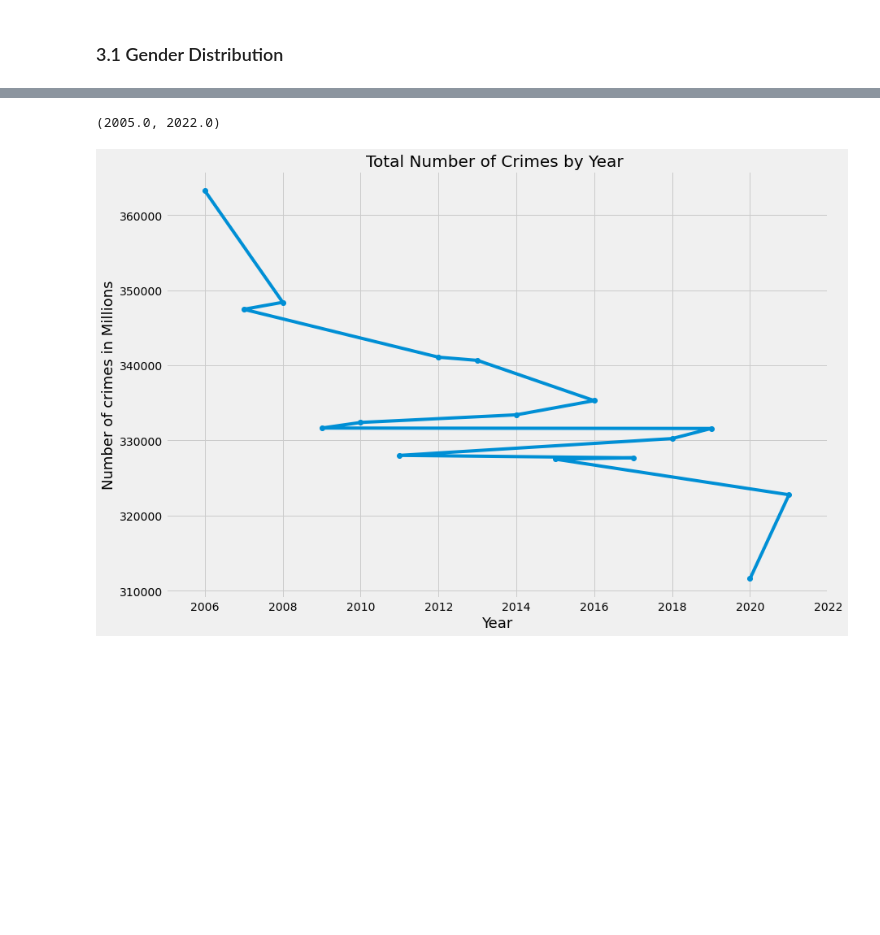
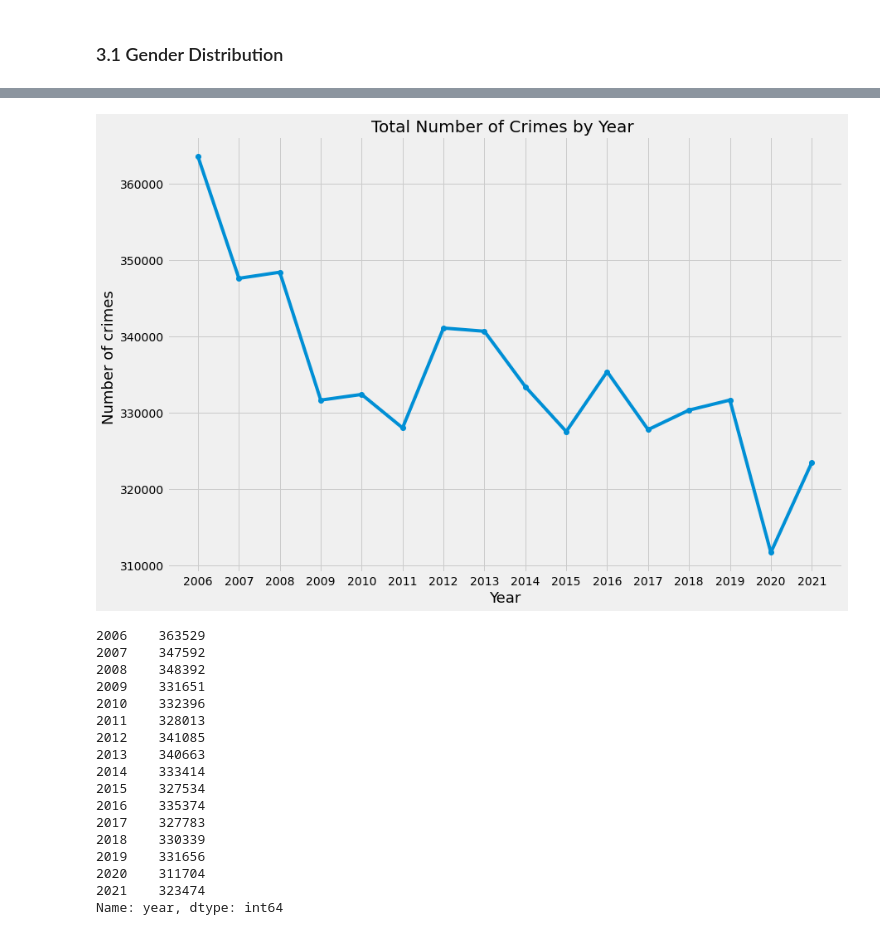
Before and after one commit to moutasam/NYC-Complaints-Python-Project, a Jupyter notebook: NYC Crimes Analysis.ipynb, the cells around one changed output, grey strips where cells are left out. Cells and saved outputs as stored; diff of their text form; code cells hidden in the pictures; blank space fills up the shorter version.

```diff
--- a/NYC Crimes Analysis.ipynb
+++ b/NYC Crimes Analysis.ipynb
@@ -574,29 +588,50 @@ display(BoroD.sort_values(by='Percentage', ascending=False))
 # %%
 
 
 matplotlib.style.use('fivethirtyeight')
 
 time = new_df[(new_df['Occurance_Date'] > '2006-1-1')]
 
+pre_covid19 = time[(time['Occurance_Date'] < '2019-1-1')]
+post_covid19 = time[(time['Occurance_Date'] > '2019-1-1')]
+
 
 time = time.set_index("Occurance_Date")
+
 
 time['year'] = time.index.year
 time['month'] = time.index.month
 
 
-
 plt.figure(figsize=(13, 9))
 
 
-ax = time['year'].value_counts().plot(kind='line', linestyle = '-', marker = 'o' ,rot=0)
+ax = time['year'].value_counts().sort_index().plot(kind='line', linestyle = '-', marker = 'o' ,rot=0)
 ax.set_title("Total Number of Crimes by Year ", y = 1, fontsize=20)
 ax.set_xlabel('Year', fontsize=18)
-ax.set_ylabel('Number of crimes in Millions', fontsize=18)
+ax.set_ylabel('Number of crimes ', fontsize=18)
+ax.xaxis.set_ticks(np.arange(2006, 2022, 1))
 
 
+plt.show()
 
-plt.xlim([2005, 2022])
+display(time['year'].value_counts().sort_index())
 # %% [output]
+[figure, new version]
-(2005.0, 2022.0)
+2006    363529
+2007    347592
+2008    348392
+2009    331651
+2010    332396
+2011    328013
+2012    341085
+2013    340663
+2014    333414
+2015    327534
+2016    335374
+2017    327783
+2018    330339
+2019    331656
+2020    311704
+2021    323474
+Name: year, dtype: int64
-[figure, old version]
```
Also changed, not shown: parts of 24 cells of this notebook.
